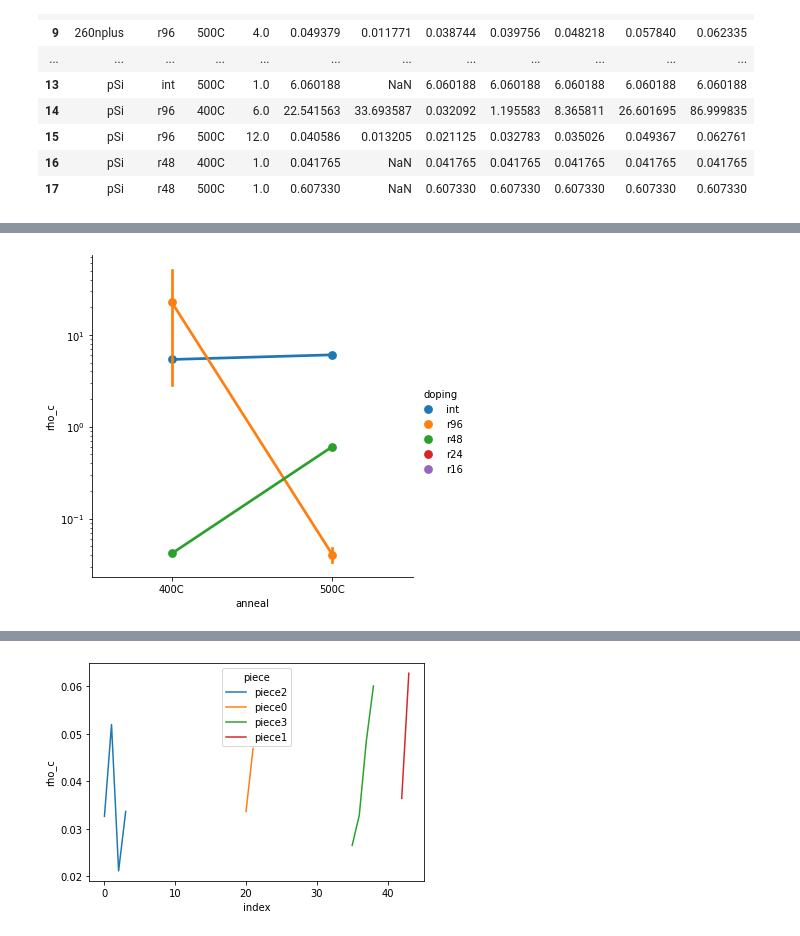
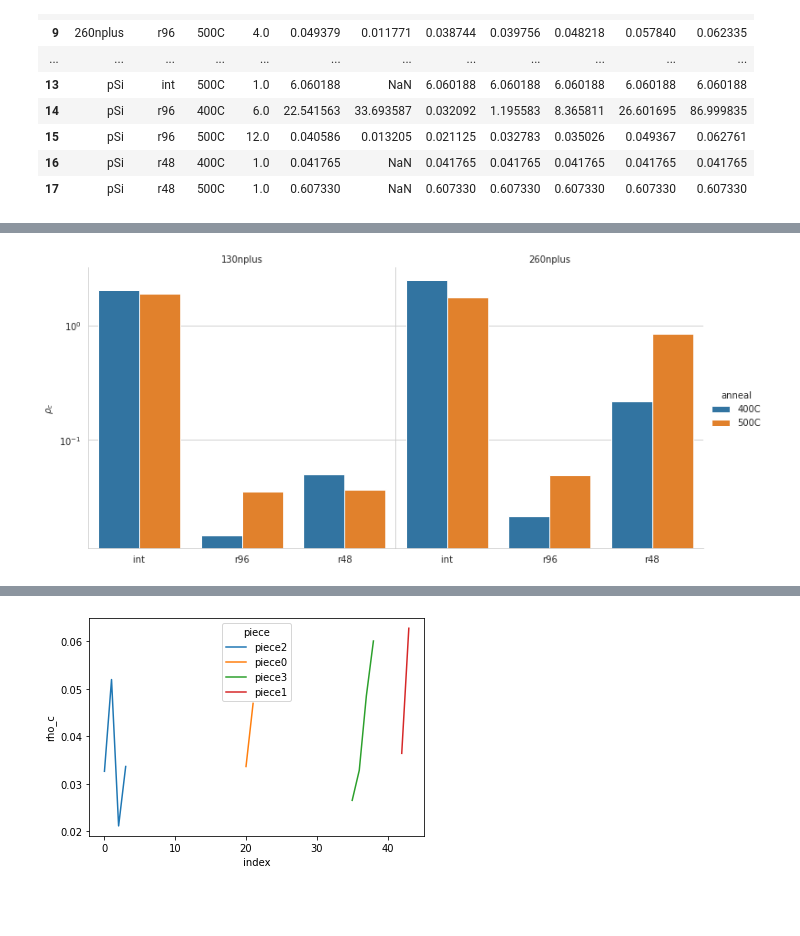
Before and after one commit to peltBartvan/msc-thesis, a Jupyter notebook: scripts/rho_c_data.ipynb, the cells around one changed output, grey strips where cells are left out. Saved outputs shown, nothing was run; the diff lists cells and outputs as text; code cells hidden in the pictures; blank space fills up the shorter version.

```diff
--- a/scripts/rho_c_data.ipynb
+++ b/scripts/rho_c_data.ipynb
@@ -93,6 +93,23 @@ dataRho.groupby(['substrate', 'doping', 'anneal'])['rho_c'].describe().reset_ind
 df = dataRho
 if __name__ == "__main__":
     import seaborn as sns
-    p = sns.catplot(x = 'anneal', y = 'rho_c', hue = 'doping', kind = 'point', data = full_df[full_df.substrate == 'pSi'])
-    p.set(yscale = 'log')
+    sns.set_style('whitegrid')
+    p = sns.catplot(
+        col = 'substrate',
+        y = 'mean',
+        hue = 'anneal',
+        order = ['int', 'r96', 'r48'],
+        x = 'doping',
+        kind = 'bar',
+        data = (df
+                .query('substrate != "pSi"')
+                .groupby(['substrate', 'doping', 'anneal'])['rho_c'].describe().reset_index()
+        )
+    )
+    (p
+     .set_axis_labels("", "$\\rho_c$")
+     .set_titles('{col_name}')
+    )
+    plt.yscale('log')
+    p.fig.subplots_adjust(wspace = 0)
 # %% [output]
@@ -99,4 +117,4 @@ if __name__ == "__main__":
-[figure, old version]
+[figure, new version]
 # %%
 if __name__ == "__main__":
     p = sns.catplot(
```
Also changed, not shown: parts of 1 cell of this notebook, 2 other files.
